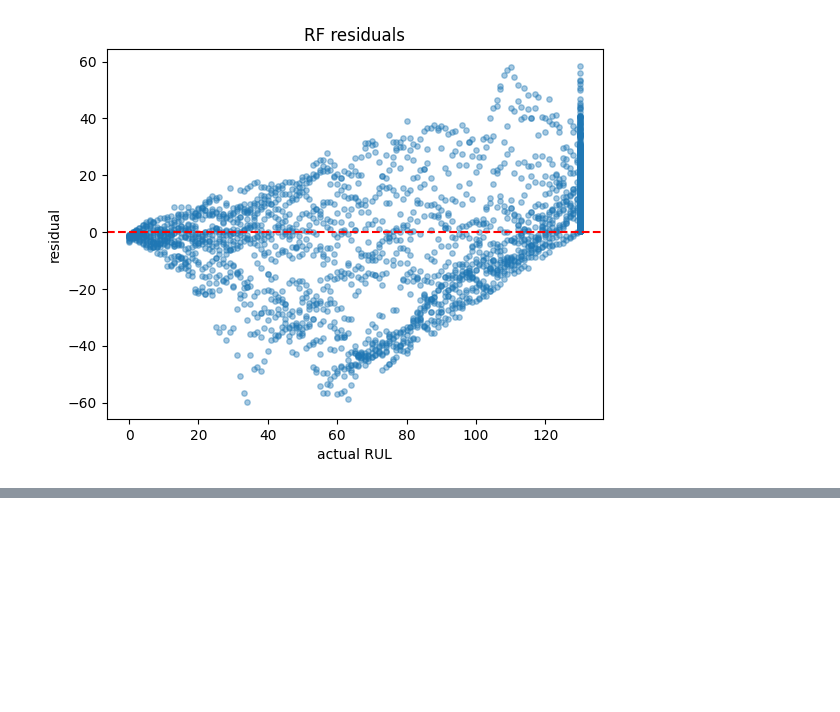
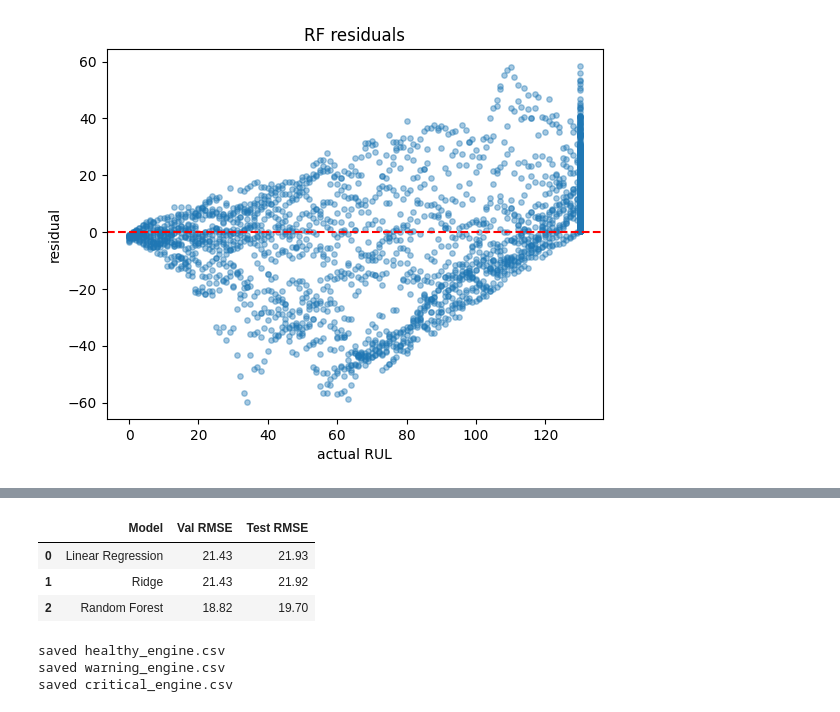
Before and after one commit to lohitharasakonda/engine-rul-predictor, a Jupyter notebook: notebooks/model.ipynb, the cells around one changed output, grey strips where cells are left out. Drawn from its saved outputs; the diff is of its cells as text; code cells hidden in the pictures; blank space fills up the shorter version.

```diff
--- a/notebooks/model.ipynb
+++ b/notebooks/model.ipynb
@@ -204,0 +284,26 @@ plt.show()
+# %%
+results = {
+    'Model': ['Linear Regression', 'Ridge', 'Random Forest'],
+    'Val RMSE': [21.43, 21.43, 18.82],
+    'Test RMSE': [21.93, 21.92, 19.70],
+}
+pd.DataFrame(results)
+# %% [output]
+|  | Model | Val RMSE | Test RMSE |
+| 0 | Linear Regression | 21.43 | 21.93 |
+| 1 | Ridge | 21.43 | 21.92 |
+| 2 | Random Forest | 18.82 | 19.70 |
+# %%
+# create demo files for the frontend
+os.makedirs('../data/demo', exist_ok=True)
+
+demo_engines = {'healthy': 28, 'warning': 72, 'critical': 95}
+
+for label, engine_id in demo_engines.items():
+    df_engine = df_test_features[df_test_features['engine_number'] == engine_id]
+    df_engine.to_csv(f"../data/demo/{label}_engine.csv", index=False)
+    print(f"saved {label}_engine.csv")
+# %% [output]
+saved healthy_engine.csv
+saved warning_engine.csv
+saved critical_engine.csv
```
Also changed, not shown: parts of 7 cells of this notebook.
